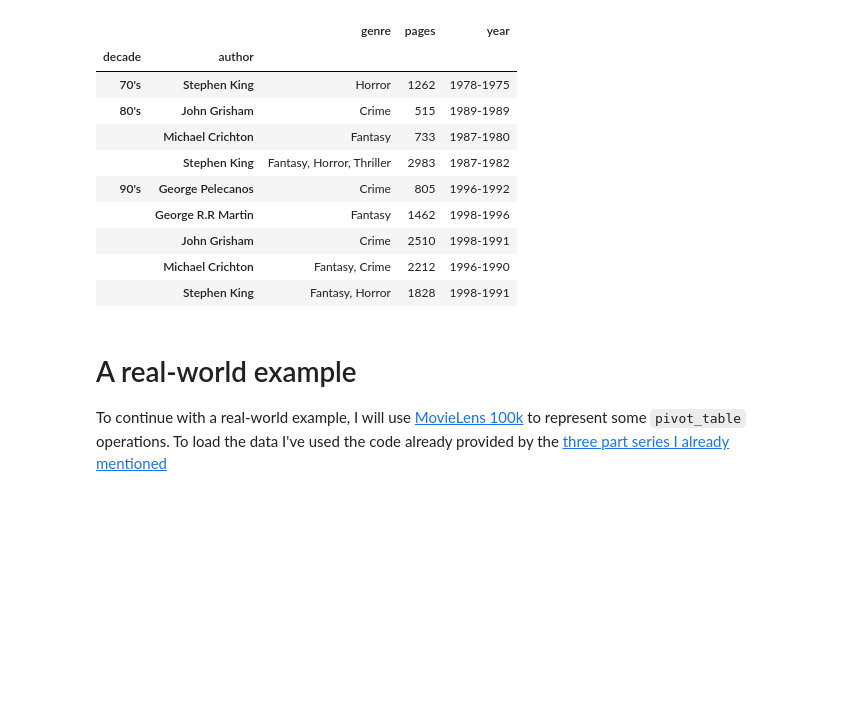
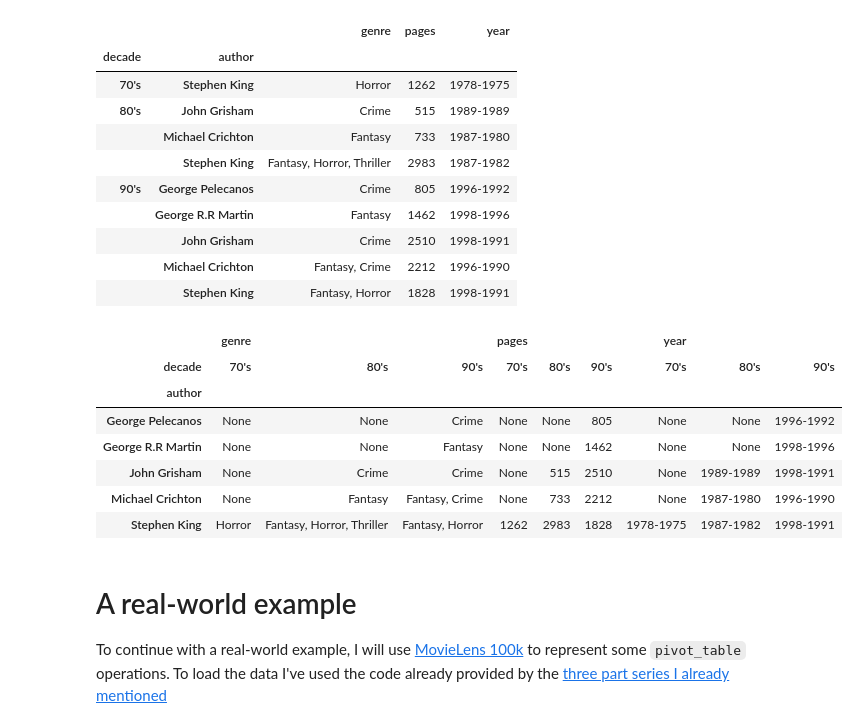
Before and after one commit to spapas/spapas.github.io, a Jupyter notebook: content/pandas-pivot-table-primer.ipynb, the cells around one changed output. Cells and saved outputs as stored; diff of their text form; code cells hidden in the pictures; blank space fills up the shorter version.

```diff
--- a/content/pandas-pivot-table-primer.ipynb
+++ b/content/pandas-pivot-table-primer.ipynb
@@ -1051,6 +1109,23 @@ books_df.pivot_table(index=['decade', 'author'], values=['genre', 'pages', 'year
 |  | John Grisham | Crime | 2510 | 1998-1991 |
 |  | Michael Crichton | Fantasy, Crime | 2212 | 1996-1990 |
 |  | Stephen King | Fantasy, Horror | 1828 | 1998-1991 |
+# %%
+# The added value of pivot_table over group of course is that we could instead do
+books_df.pivot_table(columns=['decade'], index=['author'], values=['genre', 'pages', 'year'], aggfunc={
+        'genre': genre_aggr,
+        'year': year_aggr,
+        'pages': sum,
+    })
+# or any other combination of columns - index we wanted
+# %% [output]
+|  | genre |  |  | pages |  |  | year |  |  |
+| decade | 70's | 80's | 90's | 70's | 80's | 90's | 70's | 80's | 90's |
+| author |  |  |  |  |  |  |  |  |  |
+| George Pelecanos | None | None | Crime | None | None | 805 | None | None | 1996-1992 |
+| George R.R Martin | None | None | Fantasy | None | None | 1462 | None | None | 1998-1996 |
+| John Grisham | None | Crime | Crime | None | 515 | 2510 | None | 1989-1989 | 1998-1991 |
+| Michael Crichton | None | Fantasy | Fantasy, Crime | None | 733 | 2212 | None | 1987-1980 | 1996-1990 |
+| Stephen King | Horror | Fantasy, Horror, Thriller | Fantasy, Horror | 1262 | 2983 | 1828 | 1978-1975 | 1987-1982 | 1998-1991 |
 # %% [markdown]
 A real-world example
 ====================
```
Also changed, not shown: parts of 44 cells of this notebook.
